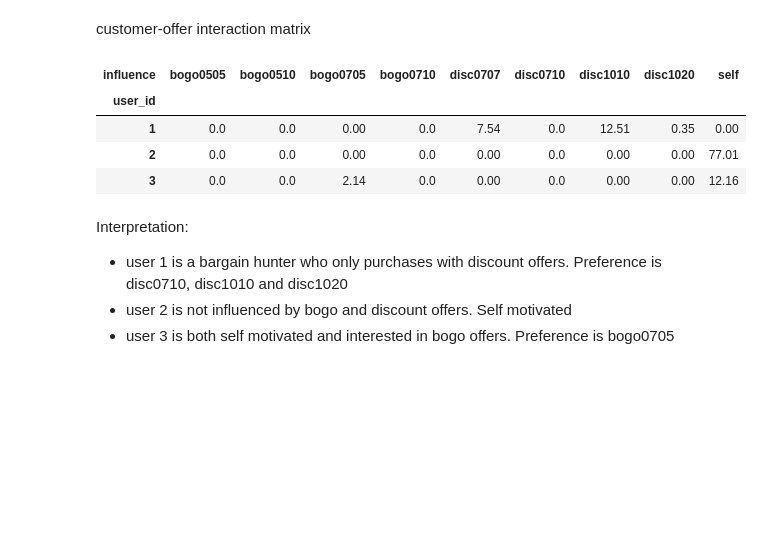
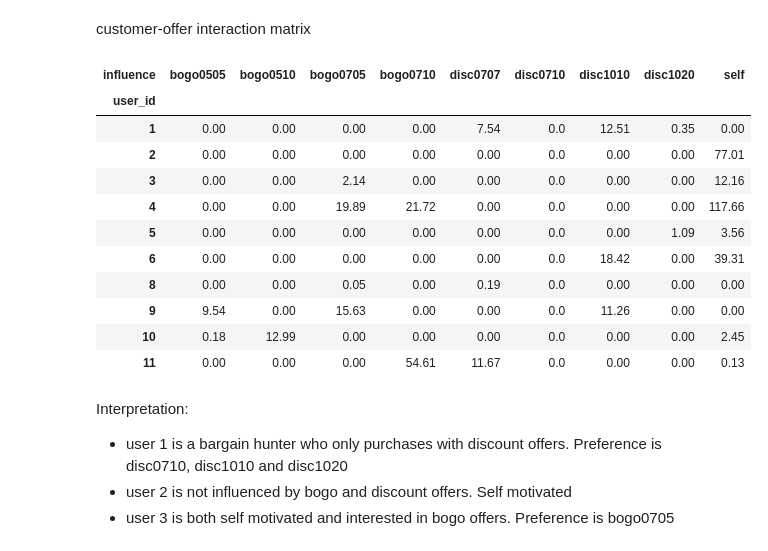
Before and after one commit to ChidiOnum/Starbucks-Capstone, a Jupyter notebook: starbucksanalyse.ipynb, the cells around one changed output. Cells and saved outputs as stored; diff of their text form; code cells hidden in the pictures; blank space fills up the shorter version.

```diff
--- a/starbucksanalyse.ipynb
+++ b/starbucksanalyse.ipynb
@@ -618,16 +625,23 @@ customer-offer interaction matrix
 # %%
 # Create customer-offer interaction matrix (view into customer preferences/behaviour)
 
 df_extract_txns = transcript_unpacked[transcript_unpacked.event=='transaction'] # extract transactions
 cust_offer_matrix = df_extract_txns.groupby(by=['user_id','influence'])['amount'].sum().unstack() # matrix by spend
 df_cust_offer_nonull = cust_offer_matrix.fillna(0) # create a copy of customer-offer interaction matrix and fill null
-df_cust_offer_nonull.head(3)
+df_cust_offer_nonull.head(10)
 # %% [output]
 | influence | bogo0505 | bogo0510 | bogo0705 | bogo0710 | disc0707 | disc0710 | disc1010 | disc1020 | self |
 | user_id |  |  |  |  |  |  |  |  |  |
-| 1 | 0.0 | 0.0 | 0.00 | 0.0 | 7.54 | 0.0 | 12.51 | 0.35 | 0.00 |
-| 2 | 0.0 | 0.0 | 0.00 | 0.0 | 0.00 | 0.0 | 0.00 | 0.00 | 77.01 |
-| 3 | 0.0 | 0.0 | 2.14 | 0.0 | 0.00 | 0.0 | 0.00 | 0.00 | 12.16 |
+| 1 | 0.00 | 0.00 | 0.00 | 0.00 | 7.54 | 0.0 | 12.51 | 0.35 | 0.00 |
+| 2 | 0.00 | 0.00 | 0.00 | 0.00 | 0.00 | 0.0 | 0.00 | 0.00 | 77.01 |
+| 3 | 0.00 | 0.00 | 2.14 | 0.00 | 0.00 | 0.0 | 0.00 | 0.00 | 12.16 |
+| 4 | 0.00 | 0.00 | 19.89 | 21.72 | 0.00 | 0.0 | 0.00 | 0.00 | 117.66 |
+| 5 | 0.00 | 0.00 | 0.00 | 0.00 | 0.00 | 0.0 | 0.00 | 1.09 | 3.56 |
+| 6 | 0.00 | 0.00 | 0.00 | 0.00 | 0.00 | 0.0 | 18.42 | 0.00 | 39.31 |
+| 8 | 0.00 | 0.00 | 0.05 | 0.00 | 0.19 | 0.0 | 0.00 | 0.00 | 0.00 |
+| 9 | 9.54 | 0.00 | 15.63 | 0.00 | 0.00 | 0.0 | 11.26 | 0.00 | 0.00 |
+| 10 | 0.18 | 12.99 | 0.00 | 0.00 | 0.00 | 0.0 | 0.00 | 0.00 | 2.45 |
+| 11 | 0.00 | 0.00 | 0.00 | 54.61 | 11.67 | 0.0 | 0.00 | 0.00 | 0.13 |
 # %% [markdown]
 Interpretation:
 
```
Also changed, not shown: parts of 38 cells of this notebook.
